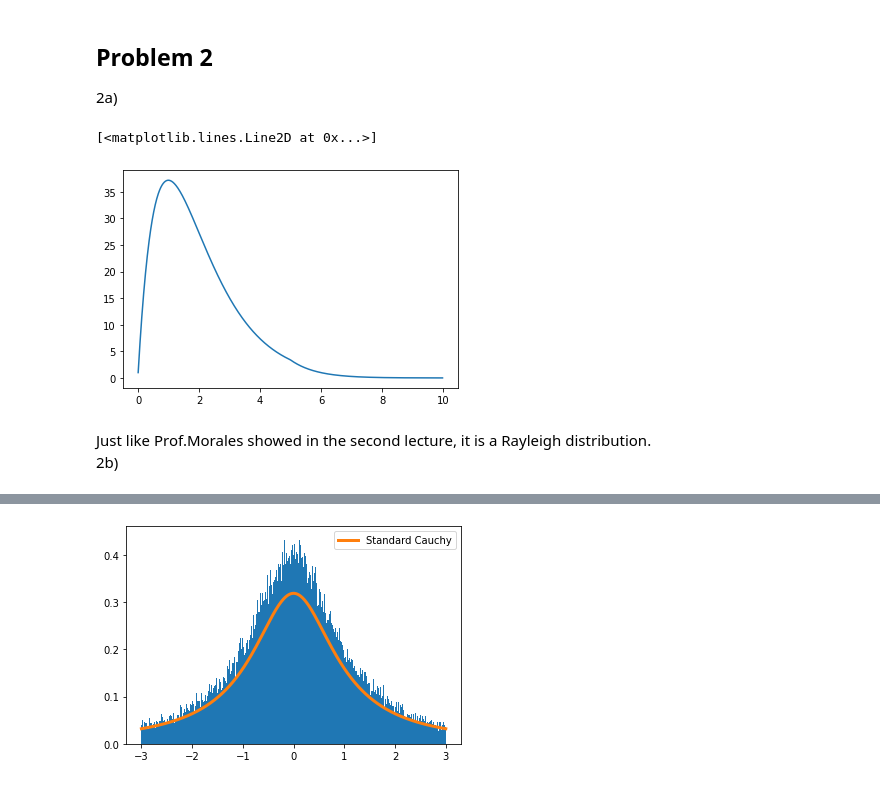
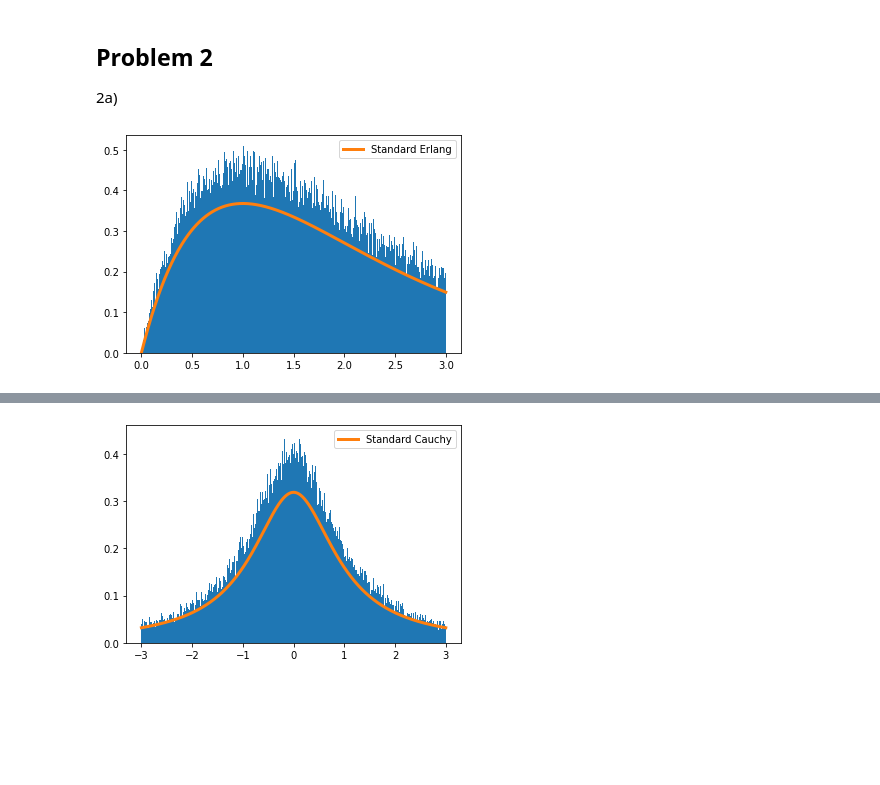
Before and after one commit to Noam-91/Advanced-Data-Analysis-Techniques-for-Large-Datasets, a Jupyter notebook: HW #3.ipynb, the cells around one changed output, grey strips where cells are left out. Cells and saved outputs as stored; diff of their text form; code cells hidden in the pictures; blank space fills up the shorter version.

```diff
--- a/HW #3.ipynb
+++ b/HW #3.ipynb
@@ -65,9 +61,13 @@ sum_xrange, sum_pdf = _conv(xrange,0,pdf,2)
-# %%
-fig,ax = plt.subplots(1,1)
-ax.plot(sum_xrange,sum_pdf)
-# %% [output]
-[<matplotlib.lines.Line2D at 0x...>]
-[figure, removed]
-# %% [markdown]
-Just like Prof.Morales showed in the second lecture, it is a Rayleigh distribution.<br>
-2b)
+# %%
+X_rvs = stats.expon.rvs(size=100000)
+Y_rvs = stats.expon.rvs(size=100000)
+xrange = np.linspace(0,3,1000)
+erlang_pdf = stats.erlang.pdf(xrange,a=2)
+sum_rvs = X_rvs + Y_rvs
+fig,ax = plt.subplots(1,1)
+ax.hist(sum_rvs,bins=500,range=(0,3),density=True)
+ax.plot(xrange,erlang_pdf, label="Standard Erlang",linewidth =3)
+ax.legend()
+plt.show()
+# %% [output]
+[figure, added]
```
Also changed, not shown: parts of 2 cells of this notebook.
